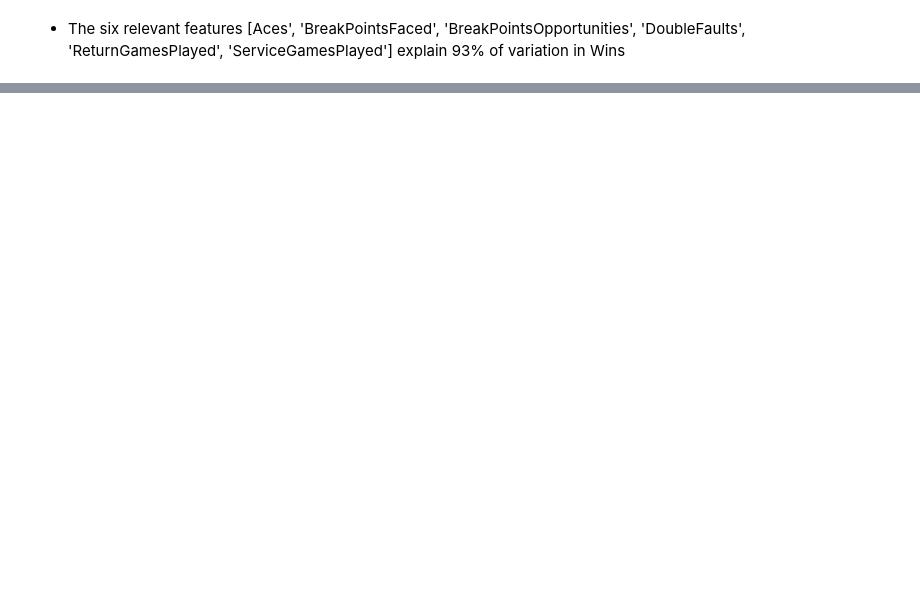
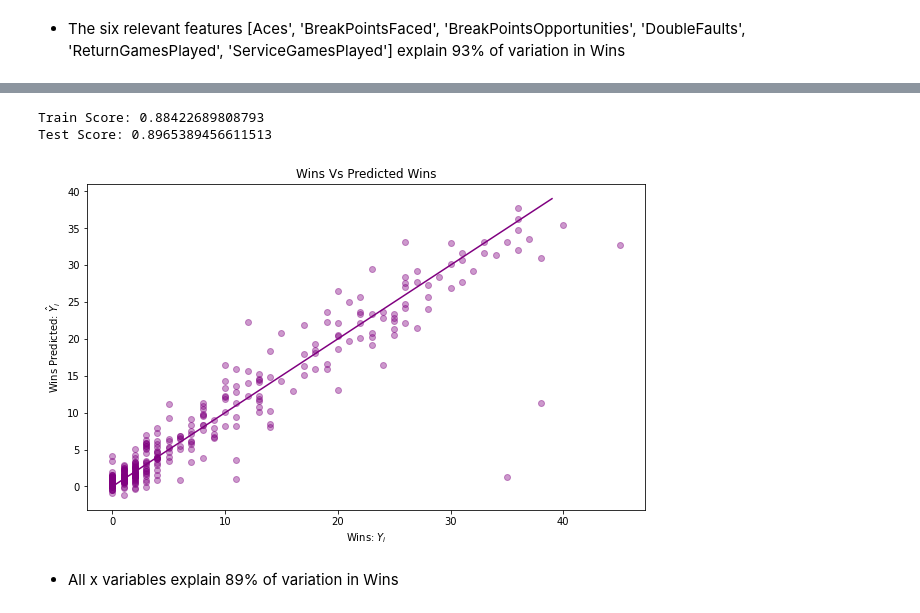
Before and after one commit to princeKike27/Tennis-Ace, a Jupyter notebook: Tennis_Ace.ipynb, the cells around one changed output, grey strips where cells are left out. Saved outputs shown, nothing was run; the diff lists cells and outputs as text; code cells hidden in the pictures; blank space fills up the shorter version.

```diff
--- a/Tennis_Ace.ipynb
+++ b/Tennis_Ace.ipynb
@@ -403,0 +406,15 @@ plt.show()
+# %%
+# set features(x) and outcome(y) & reshape
+
+x = df[['FirstServe','FirstServePointsWon','FirstServeReturnPointsWon',
+'SecondServePointsWon','SecondServeReturnPointsWon', 'Aces',
+'BreakPointsConverted','BreakPointsFaced','BreakPointsOpportunities',
+'BreakPointsSaved','DoubleFaults','ReturnGamesPlayed','ReturnGamesWon',
+'ReturnPointsWon','ServiceGamesPlayed','ServiceGamesWon','TotalPointsWon',
+'TotalServicePointsWon']]
+
+y = df['Wins'].values
+y = y.reshape(-1, 1)
+
+print(f'x shape: {x.shape}')
+print(f'y shape: {y.shape}')
@@ -403,0 +424,16 @@ plt.show()
+# %%
+# set train and test data
+x_train, x_test, y_train, y_test = train_test_split(x, y, train_size=0.8, test_size=0.2)
+# %%
+# create model
+line_fitter = LinearRegression()
+line_fitter.fit(x_train, y_train)
+
+b = line_fitter.intercept_
+m = line_fitter.coef_
+
+print(f'b: {b[0]}')
+print(f'm: {m[0]}')
+
+# predict y
+y_predicted = line_fitter.predict(x_test)
@@ -403,0 +474,27 @@ plt.show()
+# %%
+# evaluate model's accuracy
+train_score = line_fitter.score(x_train, y_train)
+test_score = line_fitter.score(x_test, y_test)
+
+print(f'Train Score: {train_score}')
+print(f'Test Score: {test_score}')
+# %% [output]
+Train Score: 0.88422689808793
+Test Score: 0.8965389456611513
+# %%
+# plot outcome vs predicted outcome
+
+f, ax = plt.subplots(figsize=(10, 6))
+
+plt.scatter(y_test, y_predicted, alpha=0.4, color='purple')
+plt.plot(range(40), range(40), color='purple')
+
+plt.xlabel('Wins: $Y_i$')
+plt.ylabel('Wins Predicted: $\hatY_i$')
+plt.title('Wins Vs Predicted Wins')
+
+plt.show()
+# %% [output]
+[figure, added]
+# %% [markdown]
+- All x variables explain 89% of variation in Wins
```
Also changed, not shown: parts of 10 cells of this notebook.
